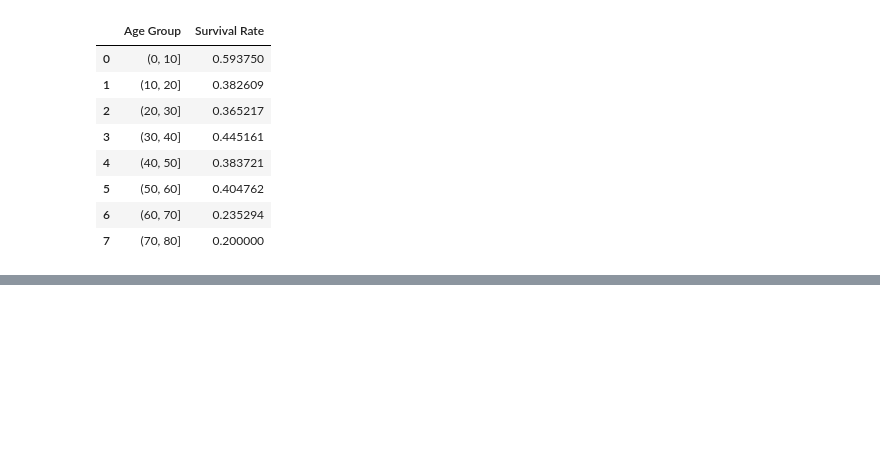
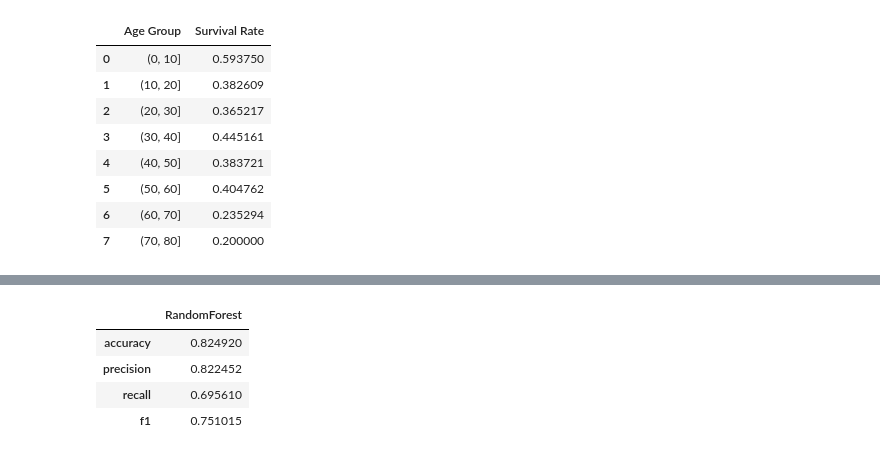
Before and after one commit to furkanemreguler/Titanic-Survival-Prediction, a Jupyter notebook: titanic.ipynb, the cells around one changed output, grey strips where cells are left out. Saved outputs shown, nothing was run; the diff lists cells and outputs as text; code cells hidden in the pictures; blank space fills up the shorter version.

```diff
--- a/titanic.ipynb
+++ b/titanic.ipynb
@@ -181,0 +285,28 @@ class Imputer(BaseEstimator, TransformerMixin):
+# %%
+from sklearn.ensemble import RandomForestClassifier
+from sklearn.model_selection import cross_validate
+
+rf = RandomForestClassifier(
+    n_estimators=100,
+    max_depth=7,
+    random_state=42,
+    n_jobs=-1
+)
+
+cv = cross_validate(
+    rf, X_train, y_train,
+    cv=5,
+    scoring=['accuracy','precision','recall','f1'],
+    n_jobs=-1
+)
+
+import pandas as pd
+pd.DataFrame({metric: cv[f"test_{metric}"].mean()
+              for metric in ['accuracy','precision','recall','f1']},
+             index=['RandomForest']).T
+# %% [output]
+|  | RandomForest |
+| accuracy | 0.824920 |
+| precision | 0.822452 |
+| recall | 0.695610 |
+| f1 | 0.751015 |
```
Also changed, not shown: parts of 9 cells of this notebook.
